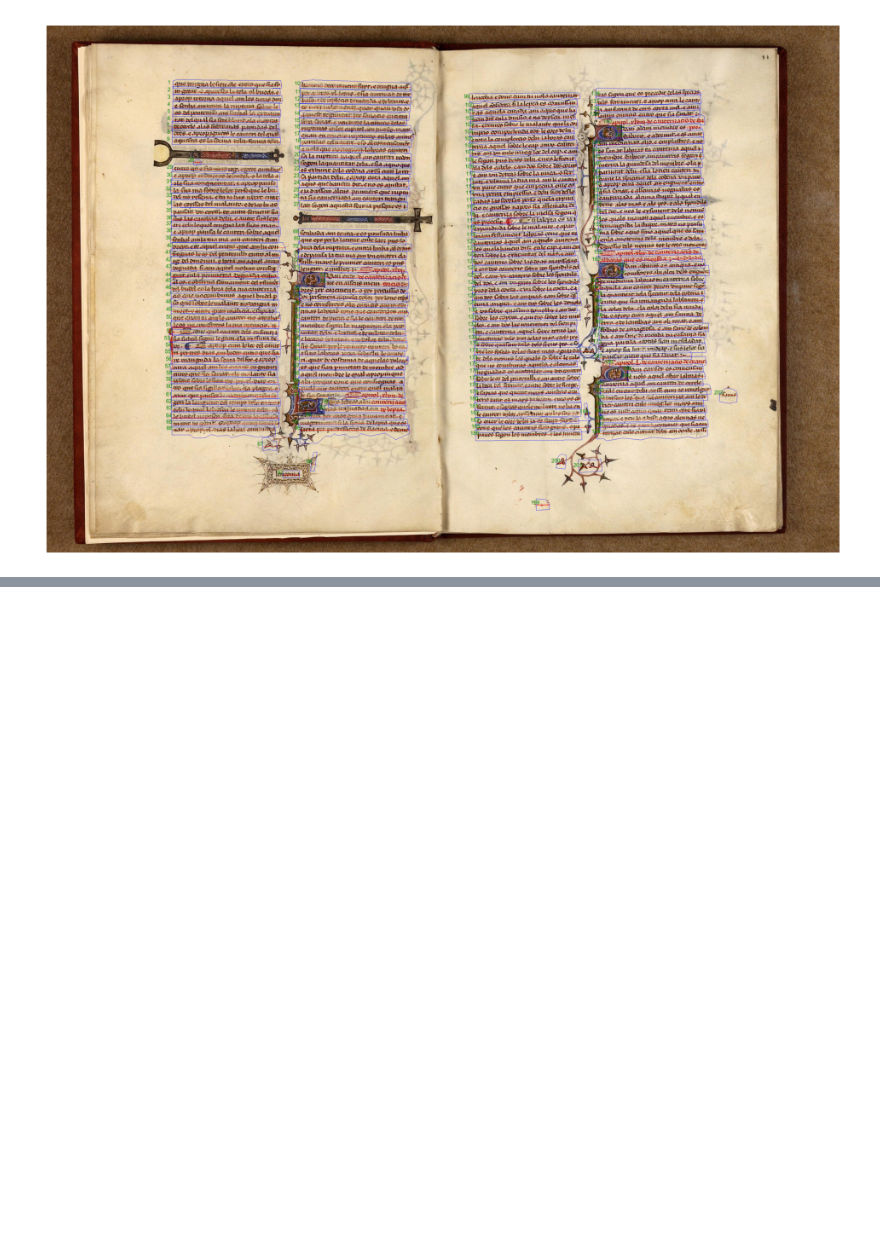
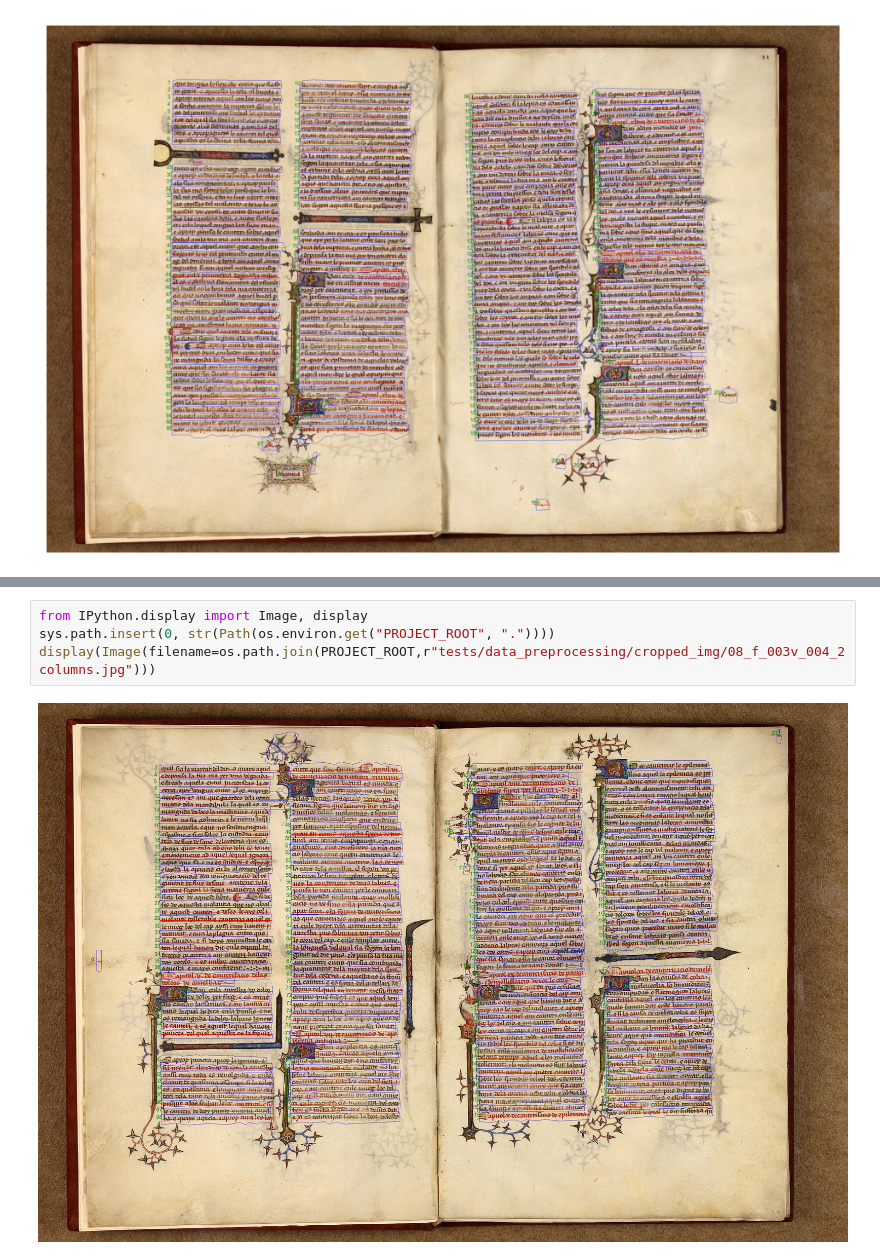
Before and after one commit to CamilaBermudez/OCC_HTR, a Jupyter notebook: notebooks/data_preprocessing/image_segmentation.ipynb, the cells around one changed output, grey strips where cells are left out. Saved outputs shown, nothing was run; the diff lists cells and outputs as text; blank space fills up the shorter version.

Commit message:
Include the chunk using the parameter indicating the number of columns and the respective plotting

```diff
--- a/notebooks/data_preprocessing/image_segmentation.ipynb
+++ b/notebooks/data_preprocessing/image_segmentation.ipynb
@@ -96,0 +128,6 @@ plt.show()
+# %%
+from IPython.display import Image, display
+sys.path.insert(0, str(Path(os.environ.get("PROJECT_ROOT", "."))))
+display(Image(filename=os.path.join(PROJECT_ROOT,r"tests/data_preprocessing/cropped_img/08_f_003v_004_2columns.jpg")))
+# %% [output]
+[figure, added]
```
Also changed, not shown: parts of 4 cells of this notebook.
